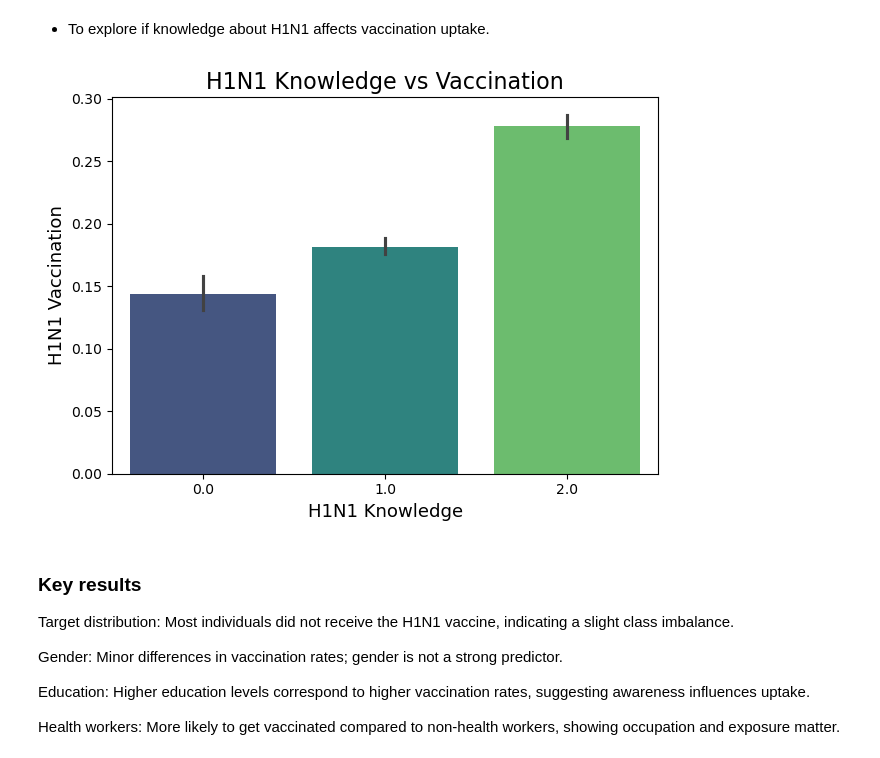
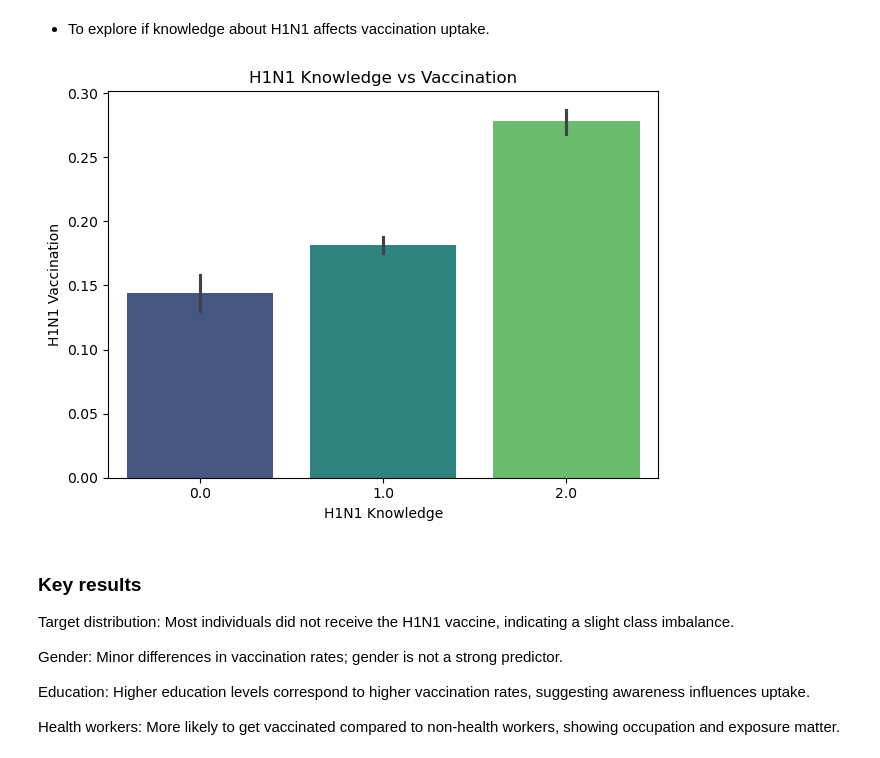
Before and after one commit to danielowuor/H1N1-flu-vaccine, a Jupyter notebook: h1n1_vaccine_analysis.ipynb, the cells around one changed output. Saved outputs shown, nothing was run; the diff lists cells and outputs as text; code cells hidden in the pictures.

```diff
--- a/h1n1_vaccine_analysis.ipynb
+++ b/h1n1_vaccine_analysis.ipynb
@@ -233,13 +242,14 @@ plt.show()
 # %%
 # Creating the bar plot with X = h1n1_knowledge and Y = h1n1_vaccine
 sns.barplot(data = df2, x=df['h1n1_knowledge'], y=df2['h1n1_vaccine'], palette='viridis')
-# Setting title and labels
-plt.title('H1N1 Knowledge vs Vaccination', fontsize=16)
-plt.xlabel('H1N1 Knowledge', fontsize=13)
-plt.ylabel('H1N1 Vaccination', fontsize=13)
+plt.title('H1N1 Knowledge vs Vaccination')
+plt.xlabel('H1N1 Knowledge')
+plt.ylabel('H1N1 Vaccination')
+plt.savefig('images/h1n1_knowledge_vaccination.png')
 plt.tight_layout()
+plt.show()
 # %% [output]
-[figure, old version]
+[figure, new version]
 # %% [markdown]
 ### Key results
 Target distribution: Most individuals did not receive the H1N1 vaccine, indicating a slight class imbalance.
```
Also changed, not shown: parts of 21 cells of this notebook.
